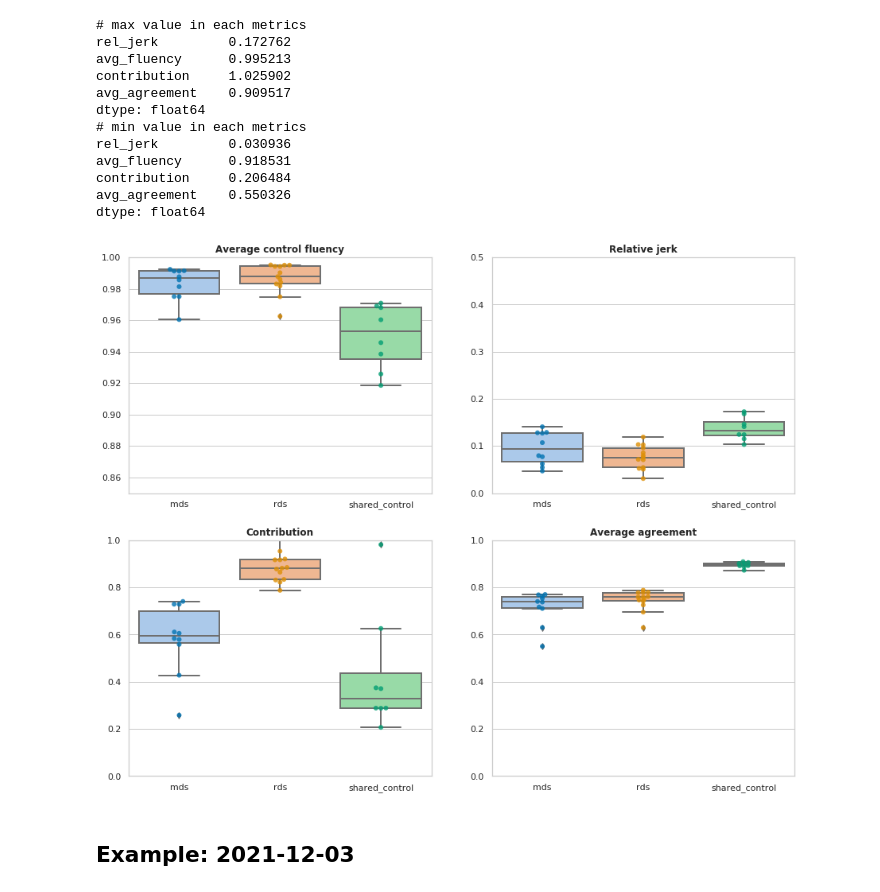
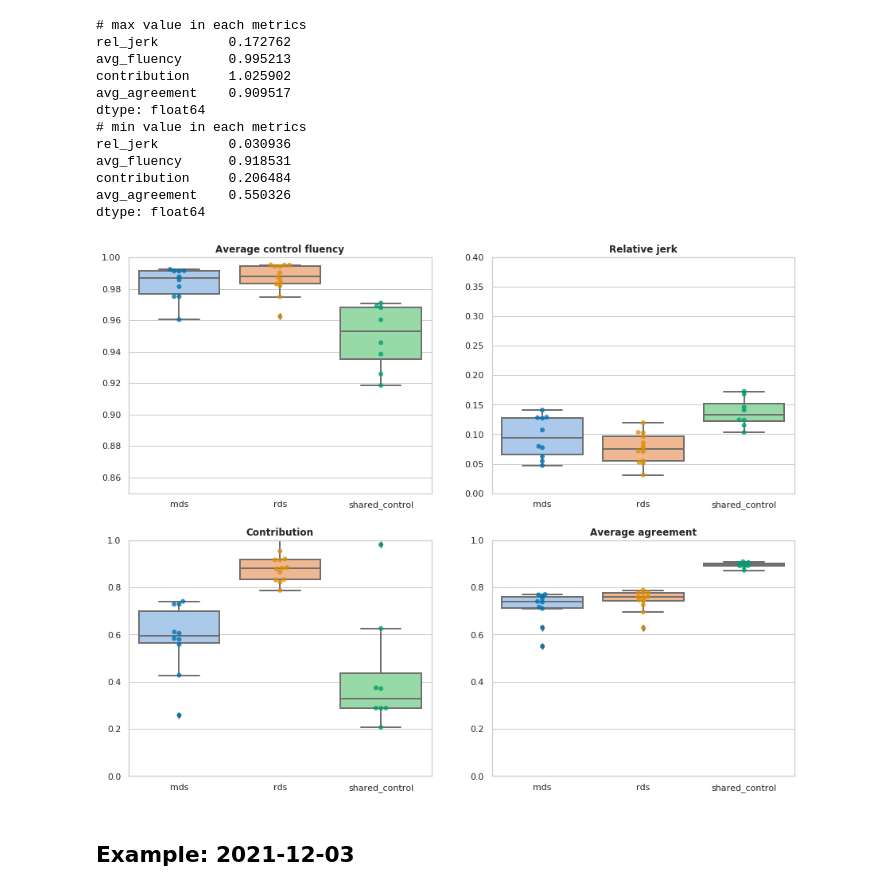
Before and after one commit to epfl-lasa/crowdbot-evaluation-tools, a Jupyter notebook: notebooks/comprehensive_eval_ver2-stats.ipynb, the cells around one changed output. Drawn from its saved outputs; the diff is of its cells as text; code cells hidden in the pictures.

```diff
--- a/notebooks/comprehensive_eval_ver2-stats.ipynb
+++ b/notebooks/comprehensive_eval_ver2-stats.ipynb
@@ -1201,7 +1203,7 @@ categorical_plot(
     title='Relative jerk',
     xlabel='',
     ylabel='',
-    ylim=[0.0, 0.5],
+    ylim=[0, 0.4],
     # lgd_labels=['Not reached', 'Reached'],
     # group='goal_reached',
     kind='box',
@@ -1212,34 +1214,34 @@ categorical_plot(
     df=control_metrics_df,
     metric='contribution',
     catogory='control_type',
     title='Contribution',
     xlabel='',
     ylabel='',
     ylim=[0.0, 1.0],
     # lgd_labels=['Not reached', 'Reached'],
     # group='goal_reached',
     kind='box',
 )
 
 categorical_plot(
     axes=control_axes[1,1],
     df=control_metrics_df,
     metric='avg_agreement',
     catogory='control_type',
     title='Average agreement',
     xlabel='',
     ylabel='',
     ylim=[0.0, 1.0],
     # lgd_labels=['Not reached', 'Reached'],
     # group='goal_reached',
     kind='box',
 )
 
 plt.savefig("./pdf/0410_control.pdf", dpi=300)
 
 plt.show()
 # %% [output]
-[figure, old version]
+[figure, new version]
 # %%
 plt.close()
 # %% [markdown]
```
Also changed, not shown: parts of 59 cells of this notebook, 26 other files.
